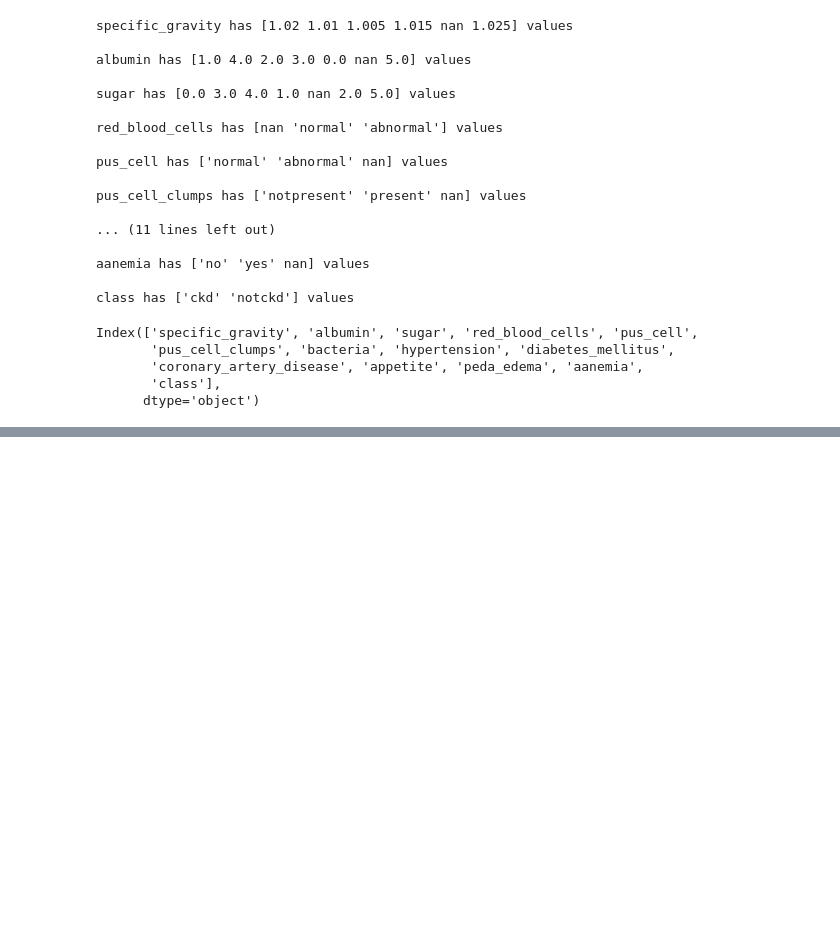
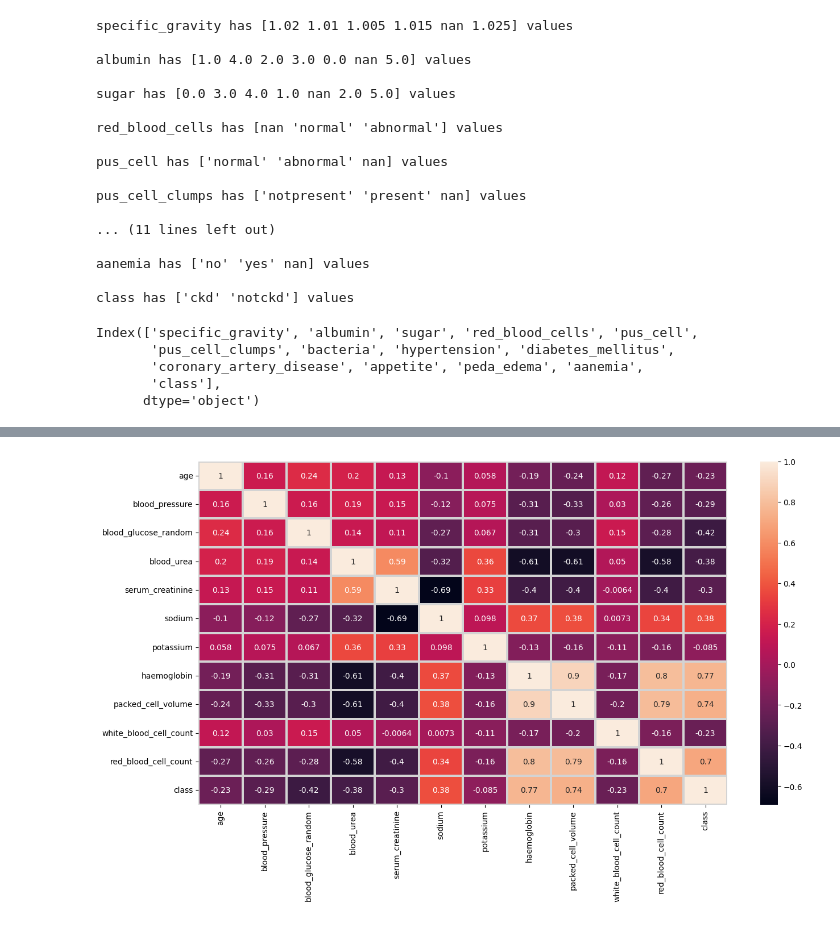
Before and after one commit to anupstar100/Chronic-Kidney-Disease-Prediction, a Jupyter notebook: Chronic_Kidney_Disease_Prediction.ipynb, the cells around one changed output, grey strips where cells are left out. Cells and saved outputs as stored; diff of their text form; code cells hidden in the pictures; blank space fills up the shorter version.

```diff
--- a/Chronic_Kidney_Disease_Prediction.ipynb
+++ b/Chronic_Kidney_Disease_Prediction.ipynb
@@ -230,0 +272,7 @@ Index(['specific_gravity', 'albumin', 'sugar', 'red_blood_cells', 'pus_cell',
+# %%
+# correlated heatmap of data
+plt.figure(figsize = (15, 8))
+sns.heatmap(df.corr(), annot = True, linewidths = 2, linecolor = 'lightgrey')
+plt.show()
+# %% [output]
+[figure, added]
```
Also changed, not shown: parts of 5 cells of this notebook.
